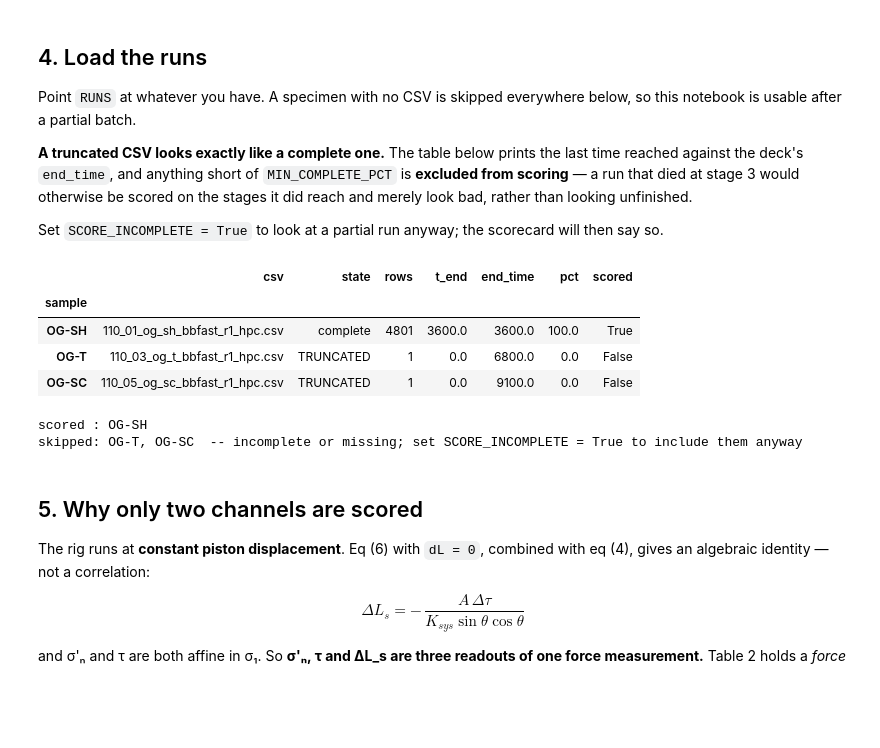
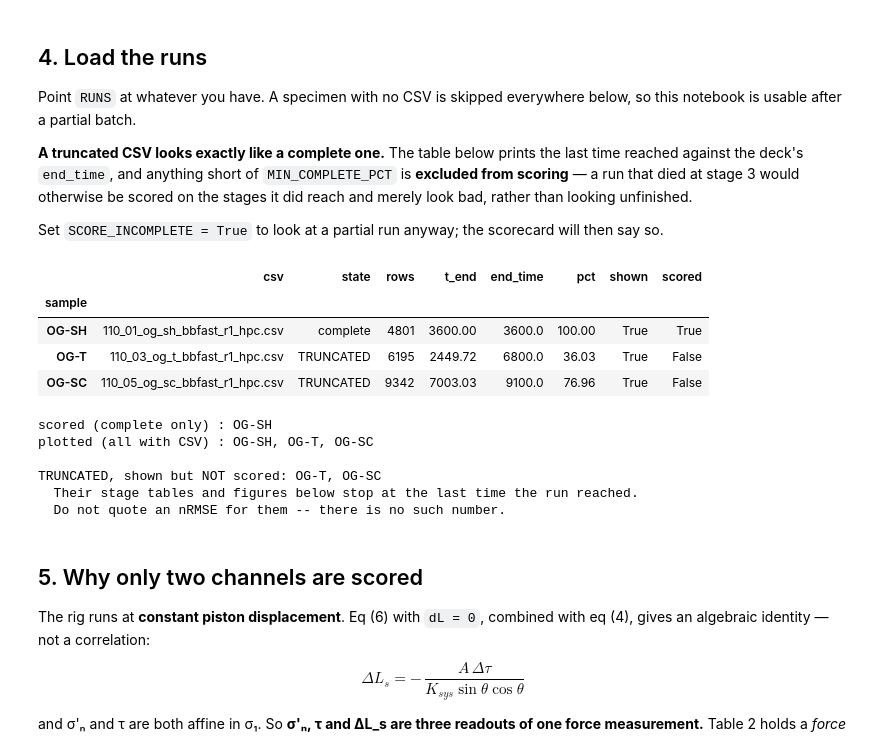
Before and after one commit to saeedvdi/orca_4.0, a Jupyter notebook: Examples/Kalantar2025/Kalantar2025_table2_validation.ipynb, the cells around one changed output. Cells and saved outputs as stored; diff of their text form; code cells hidden in the pictures; blank space fills up the shorter version.

```diff
--- a/Examples/Kalantar2025/Kalantar2025_table2_validation.ipynb
+++ b/Examples/Kalantar2025/Kalantar2025_table2_validation.ipynb
@@ -166,54 +166,68 @@ say so.
 # %%
 RUNS = {
     "OG-SH": dict(deck=STUDY_DIR / "OGSH/110_01_og_sh_bbfast_r1.i",
                   csv =STUDY_DIR / "OGSH/results_csv_hpc/110_01_og_sh_bbfast_r1_hpc.csv"),
     "OG-T":  dict(deck=STUDY_DIR / "OGT/110_03_og_t_bbfast_r1.i",
                   csv =STUDY_DIR / "OGT/results_csv_hpc/110_03_og_t_bbfast_r1_hpc.csv"),
     "OG-SC": dict(deck=STUDY_DIR / "OGSC/110_05_og_sc_bbfast_r1.i",
                   csv =STUDY_DIR / "OGSC/results_csv_hpc/110_05_og_sc_bbfast_r1_hpc.csv"),
 }
 
 import re
 def deck_end_time(deck):
     m = re.search(r"^\s*end_time\s*=\s*([0-9.eE+-]+)", deck.read_text(), re.M)
     return float(m.group(1)) if m else np.nan
 
 MIN_COMPLETE_PCT = 99.9
-SCORE_INCOMPLETE = False
 
-LOADED, status = {}, []
+# Two dicts, deliberately. SHOWN carries every run that produced a CSV and is what the
+# DIAGNOSTIC sections below plot -- a truncated run is the most informative thing in a
+# batch and hiding it wastes the compute that produced it. LOADED carries only runs that
+# reached end_time and is what the SCORECARD uses. Scoring a truncated run is what
+# produced the phantom OG-T/OG-SC scores of 54 and 85 in the 2026-08-24 batch: the stage
+# walk matched 17 and 13 holds inside schedules the run never got to, by re-reading the
+# last available row once per unreached stage. Keep the two dicts separate.
+LOADED, SHOWN, status = {}, {}, []
 for s, cfg in RUNS.items():
     row = dict(sample=s, csv=cfg["csv"].name)
     if not cfg["csv"].exists():
         status.append(dict(row, state="MISSING", rows=0, t_end=np.nan,
                            end_time=deck_end_time(cfg["deck"]) if cfg["deck"].exists() else np.nan,
-                           pct=np.nan, scored=False))
+                           pct=np.nan, shown=False, scored=False))
         continue
     df = (pd.read_csv(cfg["csv"]).sort_values("time")
             .drop_duplicates("time", keep="last").reset_index(drop=True))
-    end = deck_end_time(cfg["deck"])
-    pct = 100 * df["time"].iloc[-1] / end if end else np.nan
+    end   = deck_end_time(cfg["deck"])
+    t_end = float(df["time"].iloc[-1])
+    pct   = 100 * t_end / end if end else np.nan
     complete = pct >= MIN_COMPLETE_PCT
-    if complete or SCORE_INCOMPLETE:
-        LOADED[s] = dict(cfg, df=df, end_time=end, complete=complete)
+    SHOWN[s] = dict(cfg, df=df, end_time=end, t_end=t_end, pct=pct, complete=complete)
+    if complete:
+        LOADED[s] = SHOWN[s]
     status.append(dict(row, state="complete" if complete else "TRUNCATED",
-                       rows=len(df), t_end=df["time"].iloc[-1], end_time=end, pct=pct,
-                       scored=s in LOADED))
+                       rows=len(df), t_end=t_end, end_time=end, pct=pct,
+                       shown=True, scored=complete))
 
 display(pd.DataFrame(status).set_index("sample").round(2))
-print(f"scored : {', '.join(LOADED) or 'nothing'}")
-skipped = [r["sample"] for r in status if not r["scored"]]
-if skipped:
-    print(f"skipped: {', '.join(skipped)}  "
-          f"-- incomplete or missing; set SCORE_INCOMPLETE = True to include them anyway")
+print(f"scored (complete only) : {', '.join(LOADED) or 'nothing'}")
+print(f"plotted (all with CSV) : {', '.join(SHOWN)  or 'nothing'}")
+trunc = [s for s, c in SHOWN.items() if not c["complete"]]
+if trunc:
+    print(f"\nTRUNCATED, shown but NOT scored: {', '.join(trunc)}")
+    print("  Their stage tables and figures below stop at the last time the run reached.")
+    print("  Do not quote an nRMSE for them -- there is no such number.")
 # %% [output]
-|  | csv | state | rows | t_end | end_time | pct | scored |
-| sample |  |  |  |  |  |  |  |
-| OG-SH | 110_01_og_sh_bbfast_r1_hpc.csv | complete | 4801 | 3600.0 | 3600.0 | 100.0 | True |
-| OG-T | 110_03_og_t_bbfast_r1_hpc.csv | TRUNCATED | 1 | 0.0 | 6800.0 | 0.0 | False |
-| OG-SC | 110_05_og_sc_bbfast_r1_hpc.csv | TRUNCATED | 1 | 0.0 | 9100.0 | 0.0 | False |
+|  | csv | state | rows | t_end | end_time | pct | shown | scored |
+| sample |  |  |  |  |  |  |  |  |
+| OG-SH | 110_01_og_sh_bbfast_r1_hpc.csv | complete | 4801 | 3600.00 | 3600.0 | 100.00 | True | True |
+| OG-T | 110_03_og_t_bbfast_r1_hpc.csv | TRUNCATED | 6195 | 2449.72 | 6800.0 | 36.03 | True | False |
+| OG-SC | 110_05_og_sc_bbfast_r1_hpc.csv | TRUNCATED | 9342 | 7003.03 | 9100.0 | 76.96 | True | False |
-scored : OG-SH
-skipped: OG-T, OG-SC  -- incomplete or missing; set SCORE_INCOMPLETE = True to include them anyway
+scored (complete only) : OG-SH
+plotted (all with CSV) : OG-SH, OG-T, OG-SC
+
+TRUNCATED, shown but NOT scored: OG-T, OG-SC
+  Their stage tables and figures below stop at the last time the run reached.
+  Do not quote an nRMSE for them -- there is no such number.
 # %% [markdown]
 ## 5. Why only two channels are scored
 
```
Also changed, not shown: parts of 6 cells of this notebook, 11 other files.
